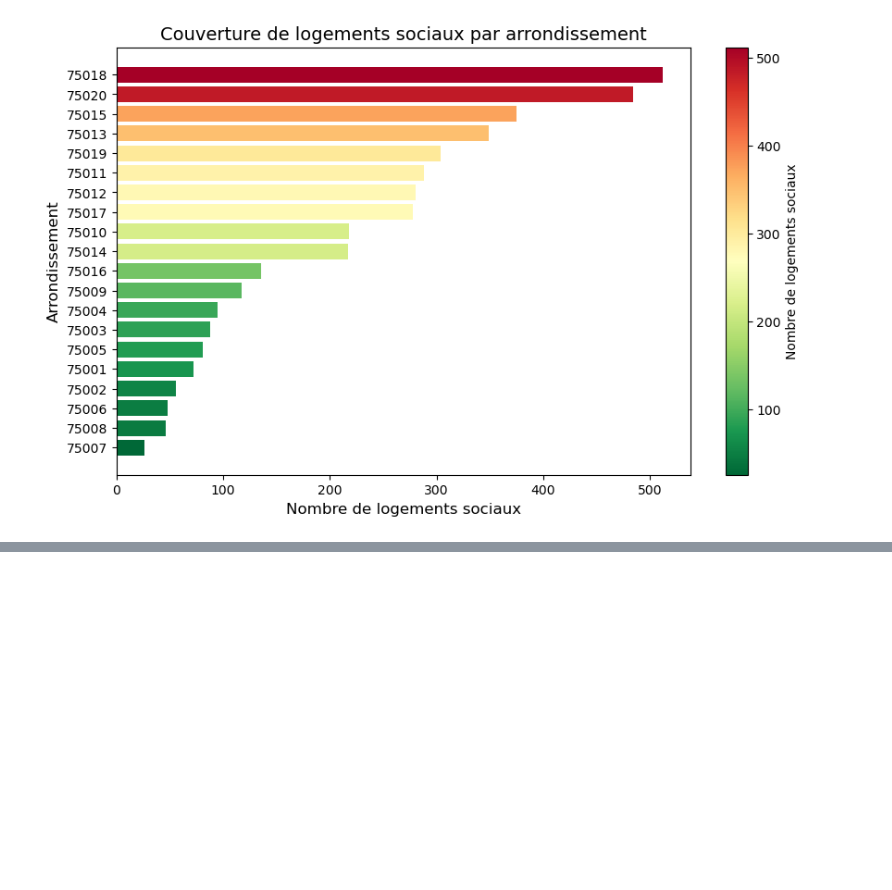
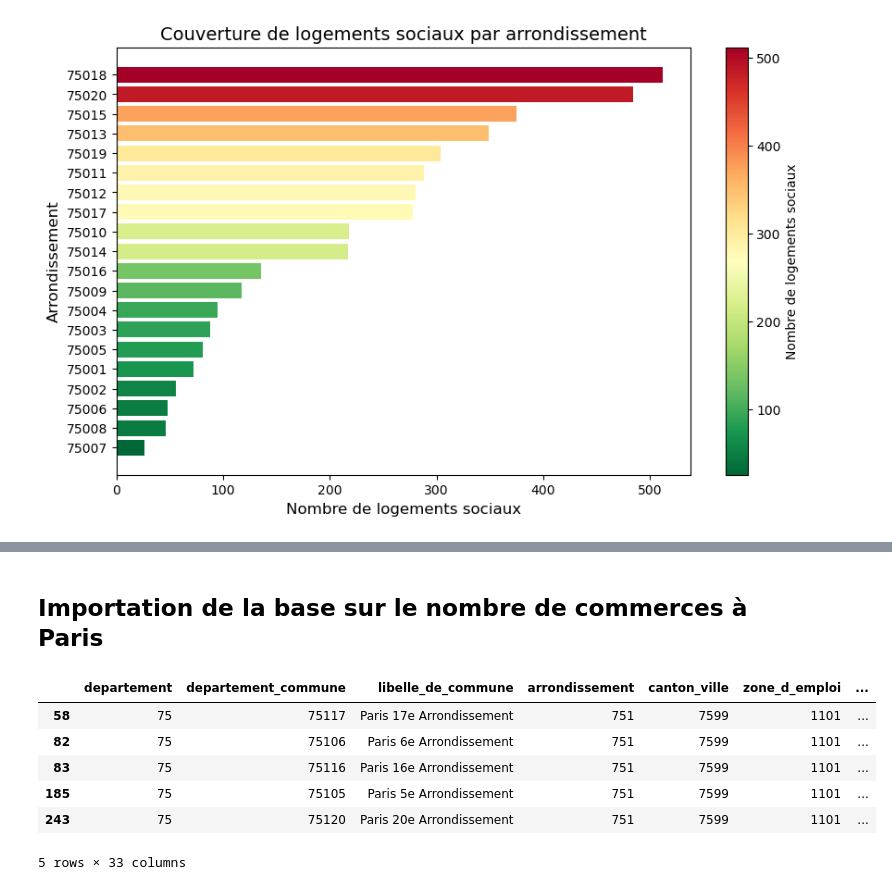
Before and after one commit to Yasmxne/Projet-Python-pour-la-Data-Science, a Jupyter notebook: BasePauverete.ipynb, the cells around one changed output, grey strips where cells are left out. Saved outputs shown, nothing was run; the diff lists cells and outputs as text; code cells hidden in the pictures; blank space fills up the shorter version.

```diff
--- a/BasePauverete.ipynb
+++ b/BasePauverete.ipynb
@@ -175,3 +169,5 @@ for _, row in gdf_log.iterrows():
 display(m)
 # %% [output]
 [interactive output not drawn]
+# %% [markdown]
+## Importation de la base sur le nombre de commerces à Paris
@@ -177,0 +186,10 @@ display(m)
+# %%
+df_commerces.head()
+# %% [output]
+|  | departement | departement_commune | libelle_de_commune | arrondissement | canton_ville | zone_d_emploi | ... |
+| 58 | 75 | 75117 | Paris 17e Arrondissement | 751 | 7599 | 1101 | ... |
+| 82 | 75 | 75106 | Paris 6e Arrondissement | 751 | 7599 | 1101 | ... |
+| 83 | 75 | 75116 | Paris 16e Arrondissement | 751 | 7599 | 1101 | ... |
+| 185 | 75 | 75105 | Paris 5e Arrondissement | 751 | 7599 | 1101 | ... |
+| 243 | 75 | 75120 | Paris 20e Arrondissement | 751 | 7599 | 1101 | ... |
+5 rows × 33 columns
```
Also changed, not shown: parts of 13 cells of this notebook, 7 other files.
